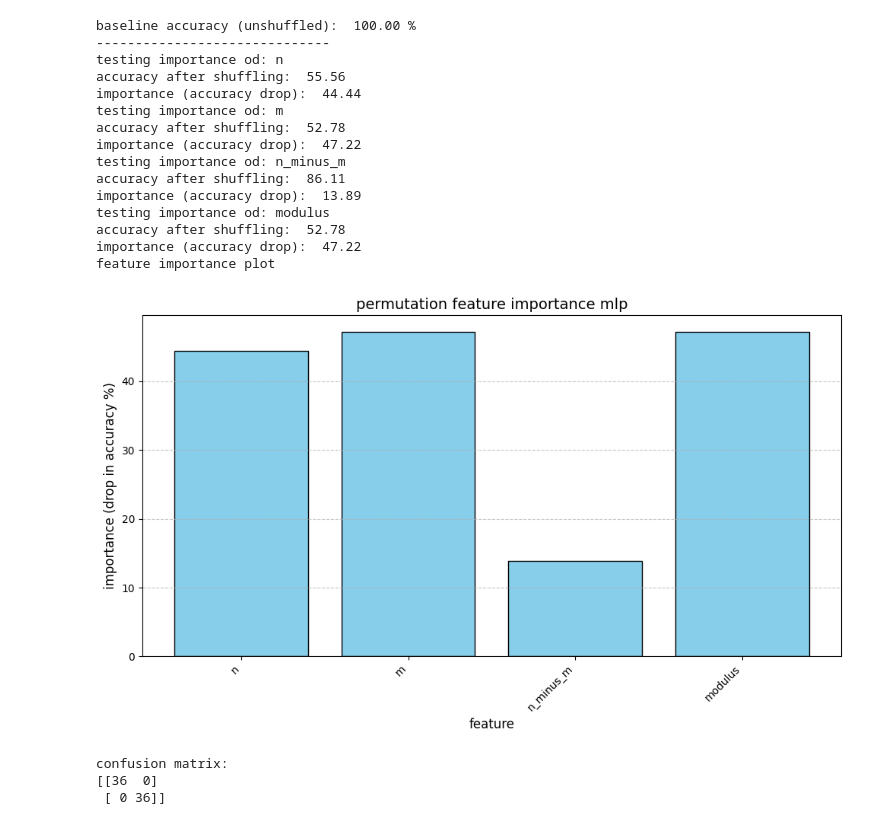
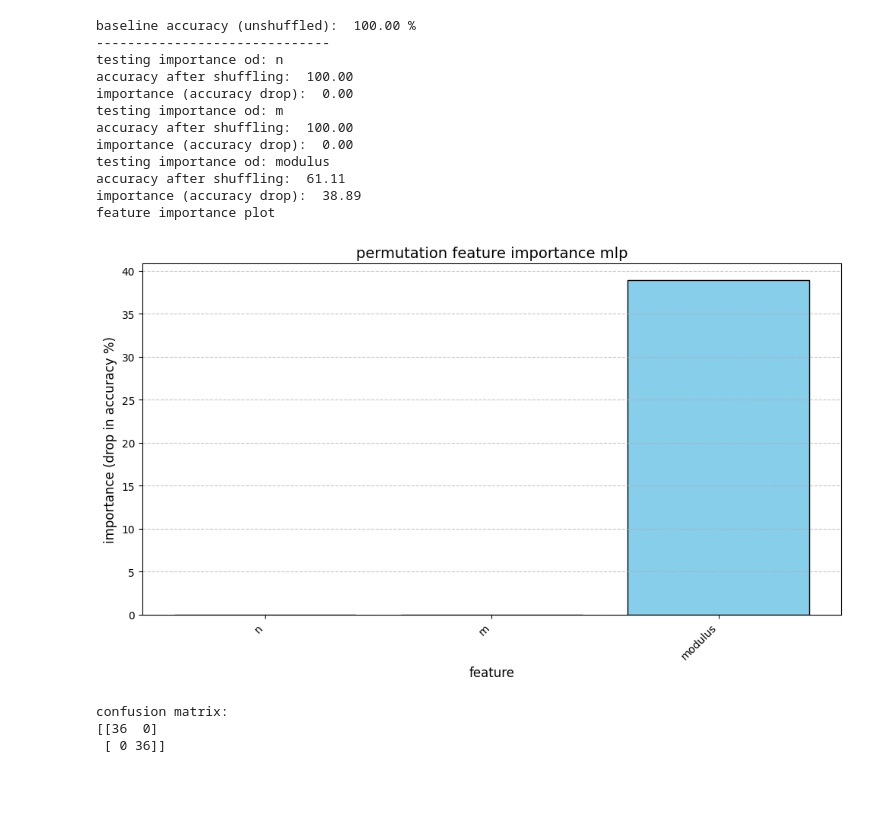
Before and after one commit to q1mora/cnt-property-prediction-using-ml-architectures, a Jupyter notebook: chirality_mlp.ipynb, the cells around one changed output. Drawn from its saved outputs; the diff is of its cells as text; code cells hidden in the pictures; blank space fills up the shorter version.

```diff
--- a/chirality_mlp.ipynb
+++ b/chirality_mlp.ipynb
@@ -12,6 +12,7 @@ from sklearn.preprocessing import StandardScaler
 from sklearn.metrics import confusion_matrix, classification_report
 import matplotlib.pyplot as plt
 import seaborn as sns
+import time
 
 # set manual seeds
 seed = 43
@@ -28,8 +29,8 @@ learning_rate = 0.0001
 data = pd.read_csv(file_name)
 data.columns = ['n', 'm', 'n_minus_m', 'modulus', 'metallicity']
 
-data['n_minus_m'] = data['n'] = data['m']
+data['n_minus_m'] = data['n'] - data['m']
 
-features = ['n', 'm', 'n_minus_m', 'modulus']
+features = ['n', 'm', 'modulus']
 x = data[features].values
 y = data['metallicity'].values
@@ -36,12 +102,8 @@ y = data['metallicity'].values
 # %%
 # preprocess and split data
 scaler = StandardScaler()
-x_scaled = scaler.fit_transform(x)
-
-# split into training and testing sets
-x_train, x_test, y_train, y_test = train_test_split(
-    x, y, test_size=0.2, random_state=seed, stratify=y
-)
+x_train_scaled = scaler.fit_transform(x_train)
+x_test_scaled = scaler.transform(x_test)
 
 
 # create pytorch dataloaders
@@ -51,8 +113,8 @@ y_train_tensor = torch.tensor(y_train.reshape(-1, 1), dtype=torch.float32)
 y_test_tensor = torch.tensor(y_test.reshape(-1, 1), dtype=torch.float32)
 
 
-x_train_tensor = torch.tensor(x_train, dtype=torch.float32)
-x_test_tensor = torch.tensor(x_test, dtype=torch.float32)
+x_train_tensor = torch.tensor(x_train_scaled, dtype=torch.float32)
+x_test_tensor = torch.tensor(x_test_scaled, dtype=torch.float32)
 
 
 # create datasets and dataloaders
@@ -68,7 +130,7 @@ class mlp_model(nn.Module):
   def __init__(self):
     super(mlp_model, self).__init__()
     self.net = nn.Sequential(
-        nn.Linear(4, 128),
+        nn.Linear(3, 128),
         nn.ReLU(),
         nn.Linear(128, 128),
         nn.ReLU(),
@@ -189,7 +280,7 @@ baseline_accuracy = get_accuracy(x_test_tensor, y_test_tensor)
 print(f"baseline accuracy (unshuffled): {baseline_accuracy: .2f} %")
 print('-' * 30)
 
-feature_names = ['n', 'm', 'n_minus_m', 'modulus']
+feature_names = ['n', 'm', 'modulus']
 importances = []
 
 for i in range(x_test_tensor.shape[1]):
@@ -197,43 +288,40 @@ for i in range(x_test_tensor.shape[1]):
   x_test_shuffled = x_test_tensor.clone()
 
   # shuffle only column 'i'
   perm_indices = torch.randperm(x_test_shuffled.size(0))
   x_test_shuffled[:, i] = x_test_shuffled[perm_indices, i]
 
   shuffled_accuracy = get_accuracy(x_test_shuffled, y_test_tensor)
   print(f"accuracy after shuffling: {shuffled_accuracy: .2f}")
 
   importance = baseline_accuracy - shuffled_accuracy
   importances.append(importance)
   print(f"importance (accuracy drop): {importance: .2f}")
 
 print('feature importance plot')
 plt.figure(figsize=(10, 6))
 plt.bar(feature_names, importances, color='skyblue', edgecolor='black')
 plt.xlabel('feature', fontsize=12)
 plt.ylabel('importance (drop in accuracy %)', fontsize=12)
 plt.title('permutation feature importance mlp', fontsize=14)
 plt.xticks(rotation=45, ha='right')
 plt.grid(axis='y', linestyle='--', alpha=0.7)
 plt.tight_layout()
 plt.savefig('mlp_feature_importance.png')
 # %% [output]
 baseline accuracy (unshuffled):  100.00 %
 ------------------------------
 testing importance od: n
-accuracy after shuffling:  55.56
-importance (accuracy drop):  44.44
+accuracy after shuffling:  100.00
+importance (accuracy drop):  0.00
 testing importance od: m
-accuracy after shuffling:  52.78
-importance (accuracy drop):  47.22
-testing importance od: n_minus_m
-accuracy after shuffling:  86.11
-importance (accuracy drop):  13.89
+accuracy after shuffling:  100.00
+importance (accuracy drop):  0.00
 testing importance od: modulus
-accuracy after shuffling:  52.78
-importance (accuracy drop):  47.22
+accuracy after shuffling:  61.11
+importance (accuracy drop):  38.89
 feature importance plot
-[figure, old version]
+[figure, new version]
 # %%
 # creating a 2 x 2 (confusion matrix)
 
```
Also changed, not shown: parts of 8 cells of this notebook.
